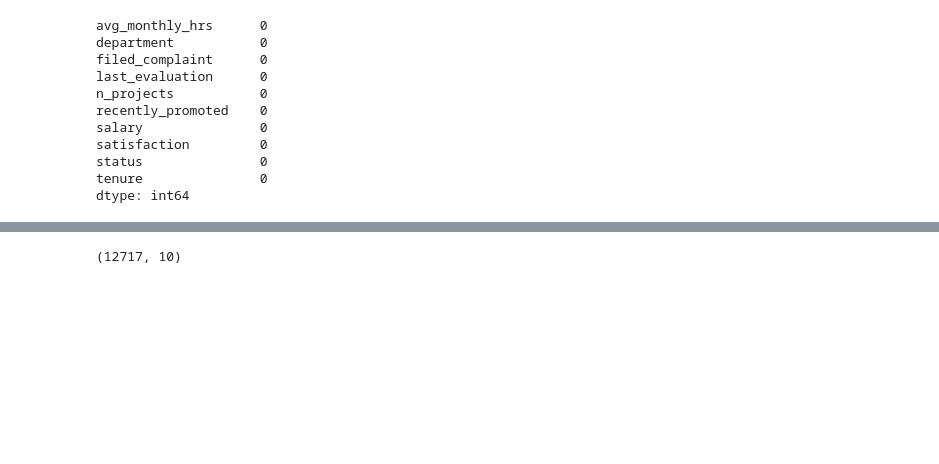
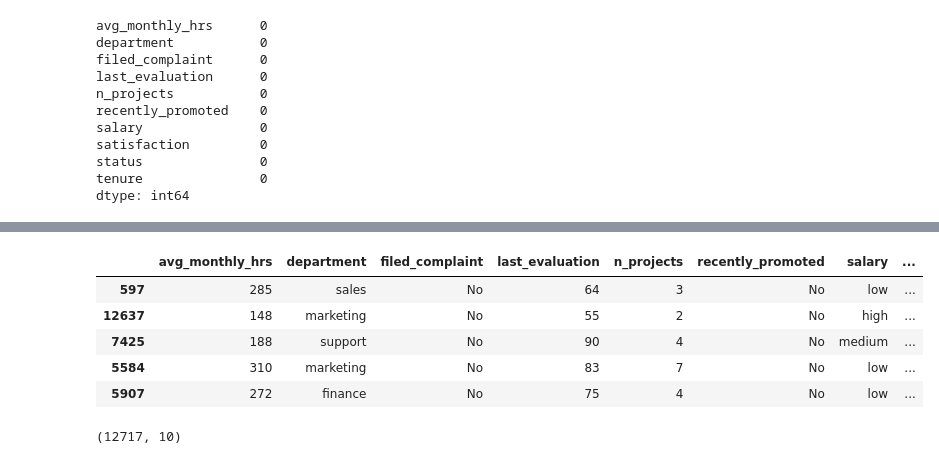
Before and after one commit to shahinmahmud53/employee-churn-prediction-flask-app, a Jupyter notebook: notebooks/model.ipynb, the cells around one changed output, grey strips where cells are left out. Cells and saved outputs as stored; diff of their text form; code cells hidden in the pictures; blank space fills up the shorter version.

```diff
--- a/notebooks/model.ipynb
+++ b/notebooks/model.ipynb
@@ -222,3 +236,12 @@ df.sample(20)
+# %%
+df.sample(5)
+# %% [output]
+|  | avg_monthly_hrs | department | filed_complaint | last_evaluation | n_projects | recently_promoted | salary | ... |
+| 597 | 285 | sales | No | 64 | 3 | No | low | ... |
+| 12637 | 148 | marketing | No | 55 | 2 | No | high | ... |
+| 7425 | 188 | support | No | 90 | 4 | No | medium | ... |
+| 5584 | 310 | marketing | No | 83 | 7 | No | low | ... |
+| 5907 | 272 | finance | No | 75 | 4 | No | low | ... |
 # %%
 df.shape
 # %% [output]
```
Also changed, not shown: parts of 12 cells of this notebook, 3 other files.
